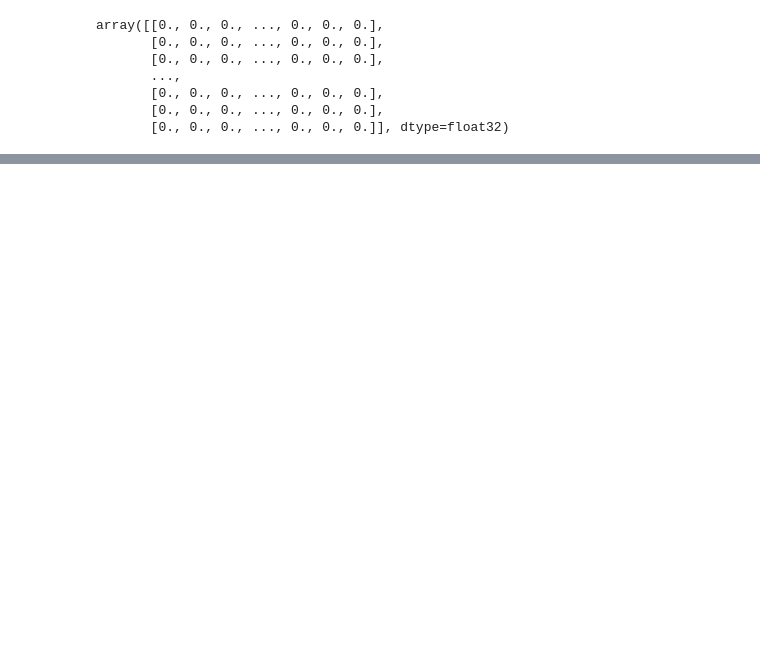
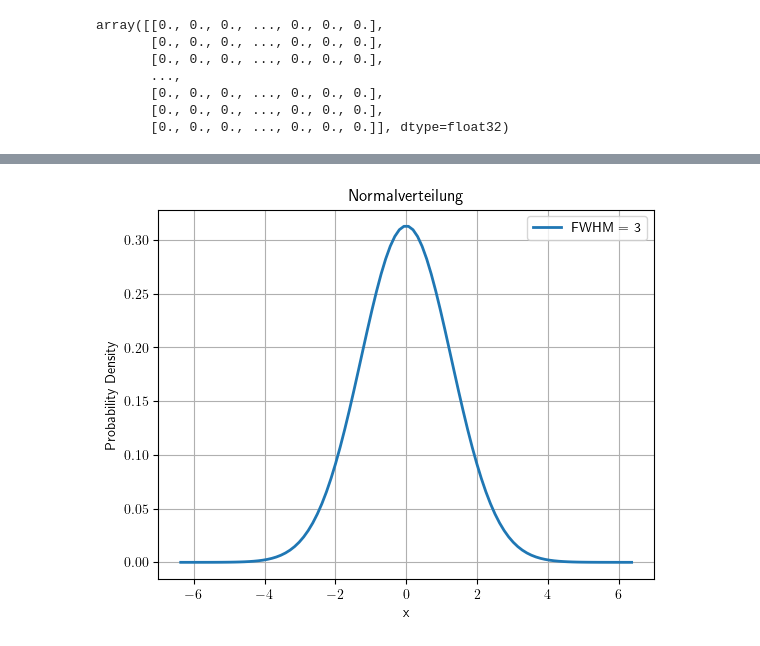
Before and after one commit to RicemanBoy/NM-Code-for-Excercises, a Jupyter notebook: Forschungsarbeit 1/plot.ipynb, the cells around one changed output, grey strips where cells are left out. Cells and saved outputs as stored; diff of their text form; code cells hidden in the pictures; blank space fills up the shorter version.

```diff
--- a/Forschungsarbeit 1/plot.ipynb
+++ b/Forschungsarbeit 1/plot.ipynb
@@ -156,3 +164,31 @@ plt.show()
 #     plt.savefig('ek_GaSe0004.pdf', format='pdf', transparent=True, dpi=300)
 
 # plt.show()
+# %%
+import numpy as np
+import matplotlib.pyplot as plt
+from scipy.stats import norm
+
+def plot_normal_distribution(mean, fwhm):
+    # Standardabweichung berechnen (FWHM / 2.3548)
+    std_dev = fwhm / (2 * np.sqrt(2 * np.log(2)))
+
+    # Bereich für x-Werte festlegen
+    x = np.linspace(mean - 5 * std_dev, mean + 5 * std_dev, 100)
+
+    # Normalverteilungsfunktion berechnen
+    y = norm.pdf(x, mean, std_dev)
+
+    # Plot erstellen
+    plt.plot(x, y, label=f'FWHM = {fwhm}', linewidth=2)
+    plt.title('Normalverteilung')
+    plt.xlabel('x')
+    plt.ylabel('Probability Density')
+    plt.legend()
+    plt.grid(True)
+    plt.show()
+
+# Beispielaufruf mit einem Mittelwert von 0 und einer Halbwertsbreite von 1
+plot_normal_distribution(0, 3)
+# %% [output]
+[figure, added]
```
Also changed, not shown: parts of 6 cells of this notebook, 4 other files.
